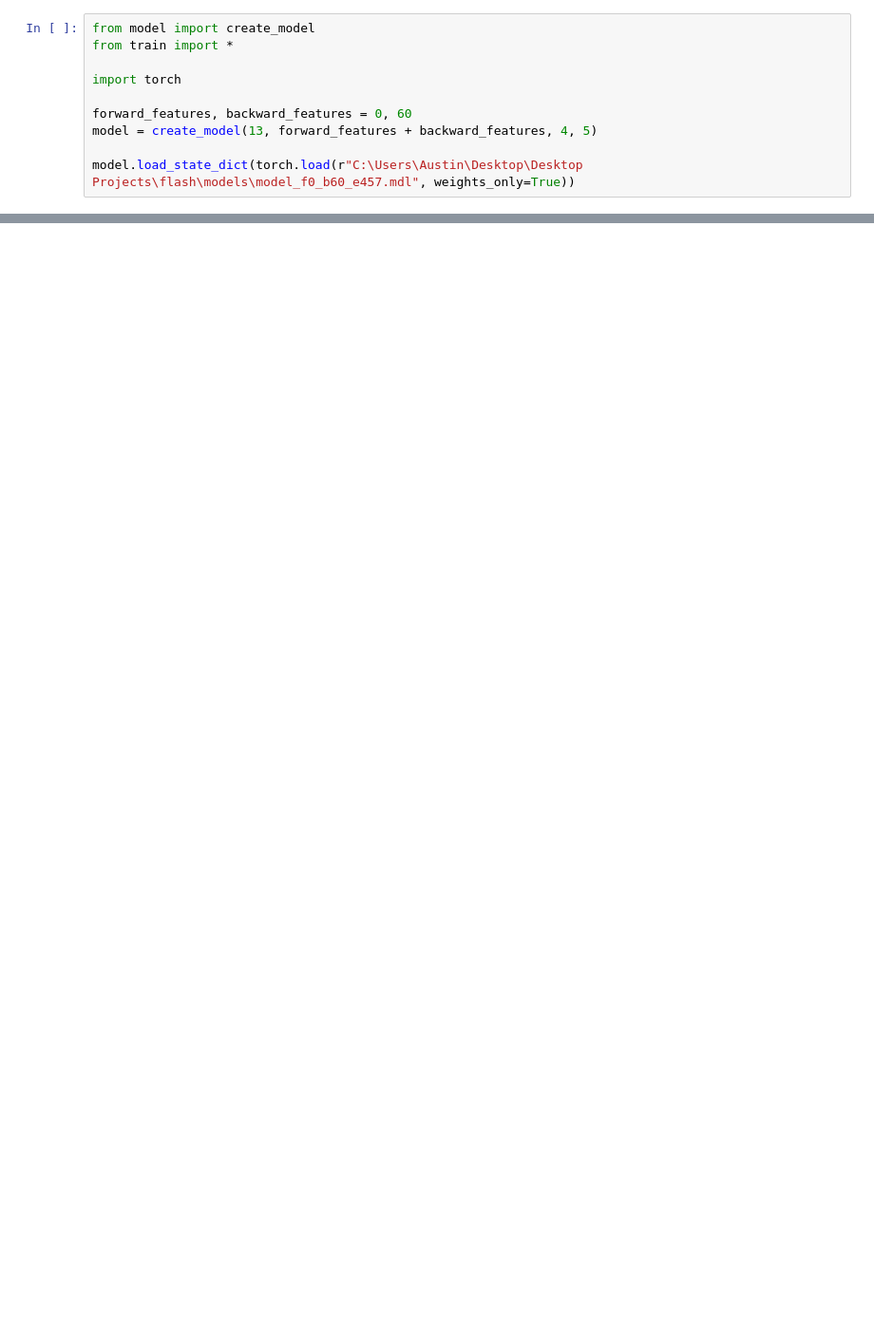
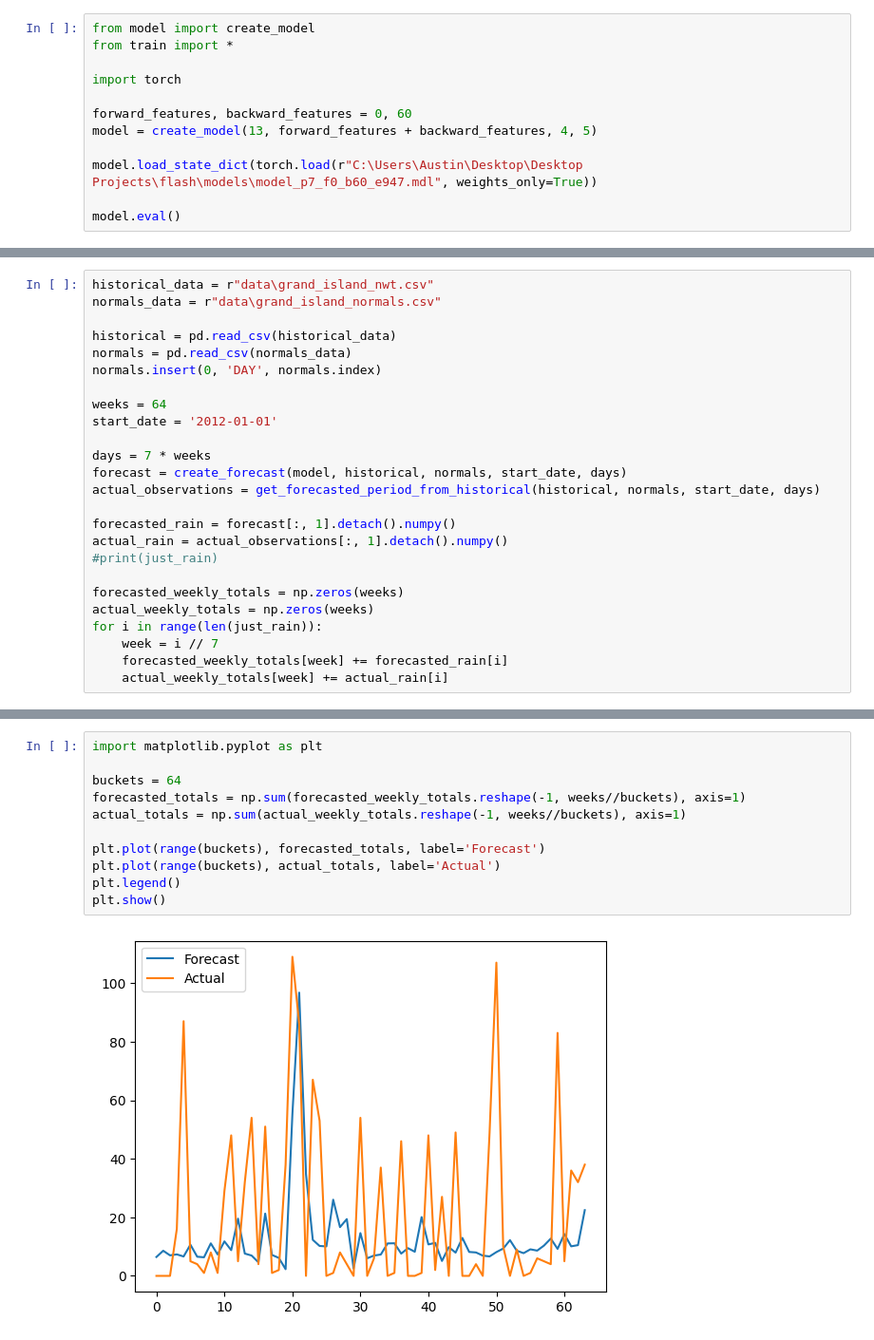
Before and after one commit to AustinPolk/FlashCNN, a Jupyter notebook: forecast.ipynb, the cells around one changed output, grey strips where cells are left out. Shown at 95% size. Cells and saved outputs as stored; diff of their text form; blank space fills up the shorter version.

Commit message:
Update forecast

```diff
--- a/forecast.ipynb
+++ b/forecast.ipynb
@@ -7,7 +7,9 @@ import torch
 forward_features, backward_features = 0, 60
 model = create_model(13, forward_features + backward_features, 4, 5)
 
-model.load_state_dict(torch.load(r"C:\Users\Austin\Desktop\Desktop Projects\flash\models\model_f0_b60_e457.mdl", weights_only=True))
+model.load_state_dict(torch.load(r"C:\Users\Austin\Desktop\Desktop Projects\flash\models\model_p7_f0_b60_e947.mdl", weights_only=True))
+
+model.eval()
 # %% [output]
 4 60 13
 16 60 1
@@ -50,0 +167,25 @@ tensor([[12.4905,  5.9745, 43.0948, 21.7469, 32.4160,  4.7048, 23.2709,  9.5002,
+# %%
+historical_data = r"data\grand_island_nwt.csv"
+normals_data = r"data\grand_island_normals.csv"
+
+historical = pd.read_csv(historical_data)
+normals = pd.read_csv(normals_data)
+normals.insert(0, 'DAY', normals.index)
+
+weeks = 64
+start_date = '2012-01-01'
+
+days = 7 * weeks
+forecast = create_forecast(model, historical, normals, start_date, days)
+actual_observations = get_forecasted_period_from_historical(historical, normals, start_date, days)
+
+forecasted_rain = forecast[:, 1].detach().numpy()
+actual_rain = actual_observations[:, 1].detach().numpy()
+#print(just_rain)
+
+forecasted_weekly_totals = np.zeros(weeks)
+actual_weekly_totals = np.zeros(weeks)
+for i in range(len(just_rain)):
+    week = i // 7
+    forecasted_weekly_totals[week] += forecasted_rain[i]
+    actual_weekly_totals[week] += actual_rain[i]
@@ -50,0 +195,13 @@ tensor([[12.4905,  5.9745, 43.0948, 21.7469, 32.4160,  4.7048, 23.2709,  9.5002,
+# %%
+import matplotlib.pyplot as plt
+
+buckets = 64
+forecasted_totals = np.sum(forecasted_weekly_totals.reshape(-1, weeks//buckets), axis=1)
+actual_totals = np.sum(actual_weekly_totals.reshape(-1, weeks//buckets), axis=1)
+
+plt.plot(range(buckets), forecasted_totals, label='Forecast')
+plt.plot(range(buckets), actual_totals, label='Actual')
+plt.legend()
+plt.show()
+# %% [output]
+[figure, added]
```
Also changed, not shown: parts of 6 cells of this notebook.
